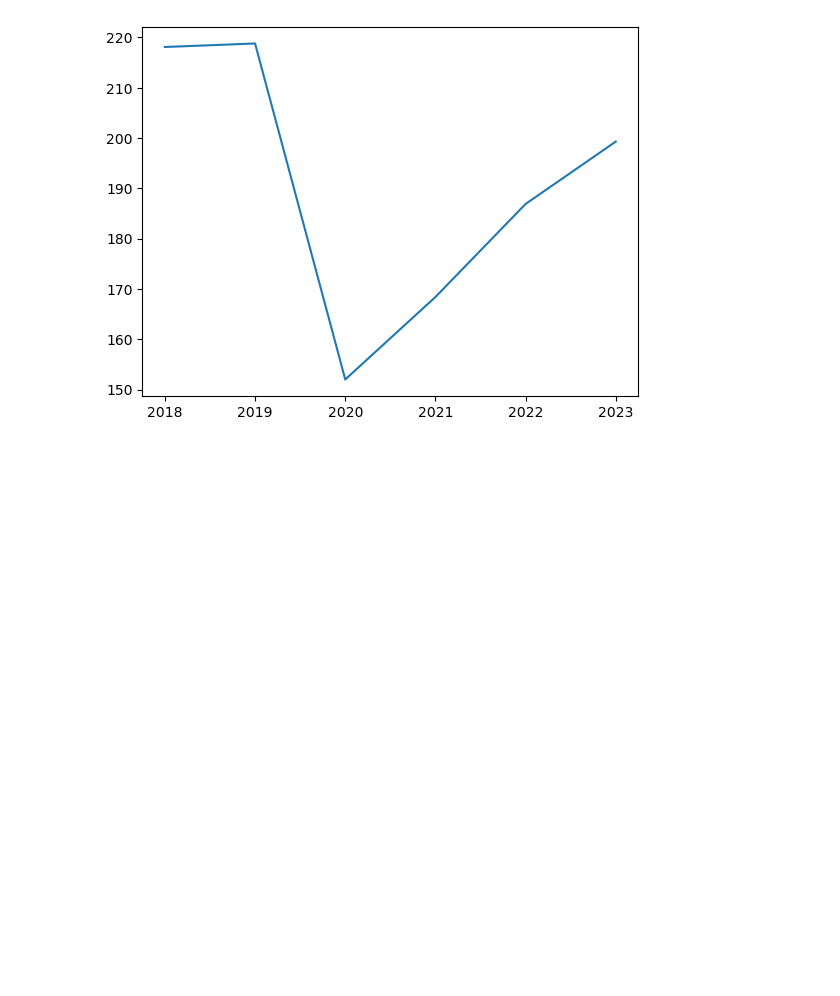
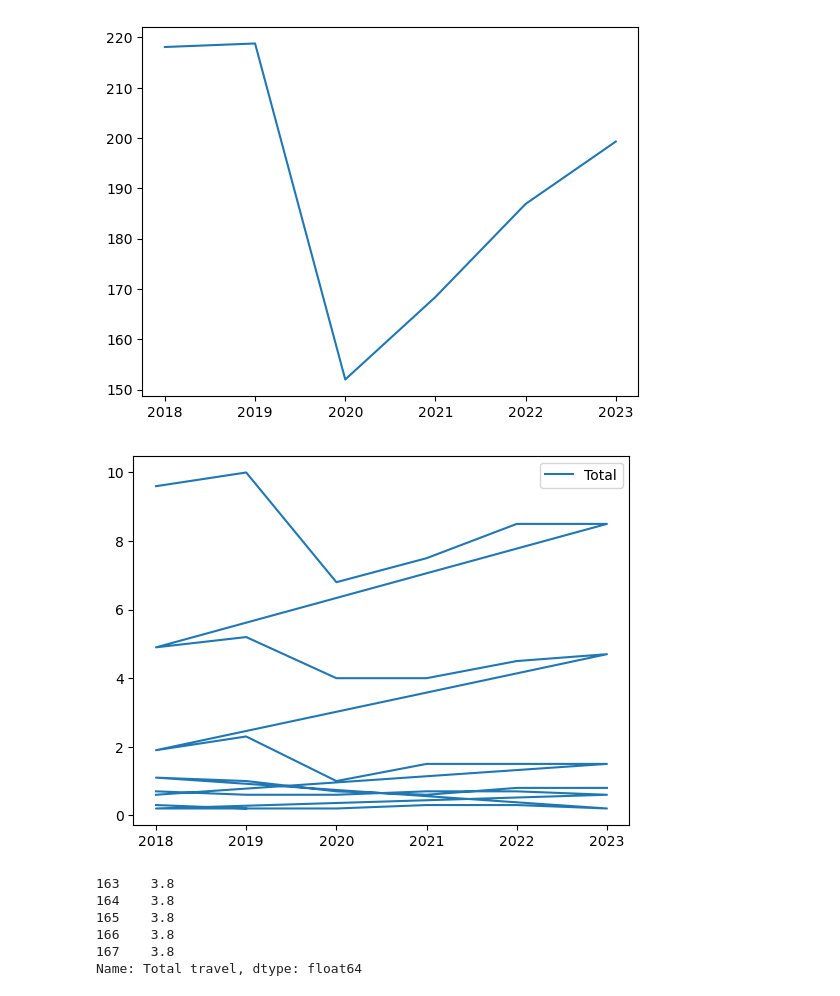
Before and after one commit to lucvanham8/TIL6022-Groupproject, a Jupyter notebook: working-file.ipynb, the cells around one changed output. Saved outputs shown, nothing was run; the diff lists cells and outputs as text; code cells hidden in the pictures; blank space fills up the shorter version.

```diff
--- a/working-file.ipynb
+++ b/working-file.ipynb
@@ -53,3 +53,11 @@ plt.plot(data_selected['Perioden'], data_selected['Vervoersprestatie (mld reizig
 plt.show()
 # %% [output]
 [figure]
+# %%
+data_selected= df_pres[(df_pres['Region characteristics']=='Fryslân (PV)')]
+
+plt.plot(data_selected['Periods'], data_selected['Total travel'])
+plt.legend(data_selected['Modes of travel'])
+plt.show()
+# %% [output]
+[figure, added]
@@ -55,0 +100,34 @@ plt.show()
+# %%
+data_selected_car = df_pres[(df_pres['Modes of travel'] == 'Passenger car (driver)') & (df_pres['Region characteristics'].isin(['Fryslân (PV)', 'Groningen (PV)', 'Drenthe (PV)', 'Overijssel (PV)', 'Flevoland (PV)', 'Gelderland (PV)', 'Utrecht (PV)', 'Noord-Holland (PV)', 'Zuid-Holland (PV)', 'Zeeland (PV)', 'Noord-Brabant (PV)', 'Limburg (PV)']))]
+
+#data_selected_car = df_pres
+
+baseline = data_selected_car.groupby('Region characteristics')['Total travel'].transform('first')
+
+print(baseline.head())
+#baseline = baseline.rename(columns={'Total travel': 'Baseline travel'})
+
+# Merge baseline back to full dataset
+#data_selected_car_pct = data_selected_car.merge(baseline, on='Region characteristics')
+
+# Calculate percentage relative to 2018
+data_selected_car_pct['Relative travel (%)'] = (data_selected_car_pct['Total travel'] / data_selected_car_pct['Baseline travel']) * 100
+
+#data_selected_car1 = data_selected_car / baseline
+
+car = px.line(
+    data_selected_car_pct,
+    x="Periods",
+    y="Relative travel (%)",
+    color="Region characteristics",
+    title="Car travel over time"
+)
+
+car.show()
+# %% [output]
+163    3.8
+164    3.8
+165    3.8
+166    3.8
+167    3.8
+Name: Total travel, dtype: float64
```
Also changed, not shown: parts of 12 cells of this notebook.
